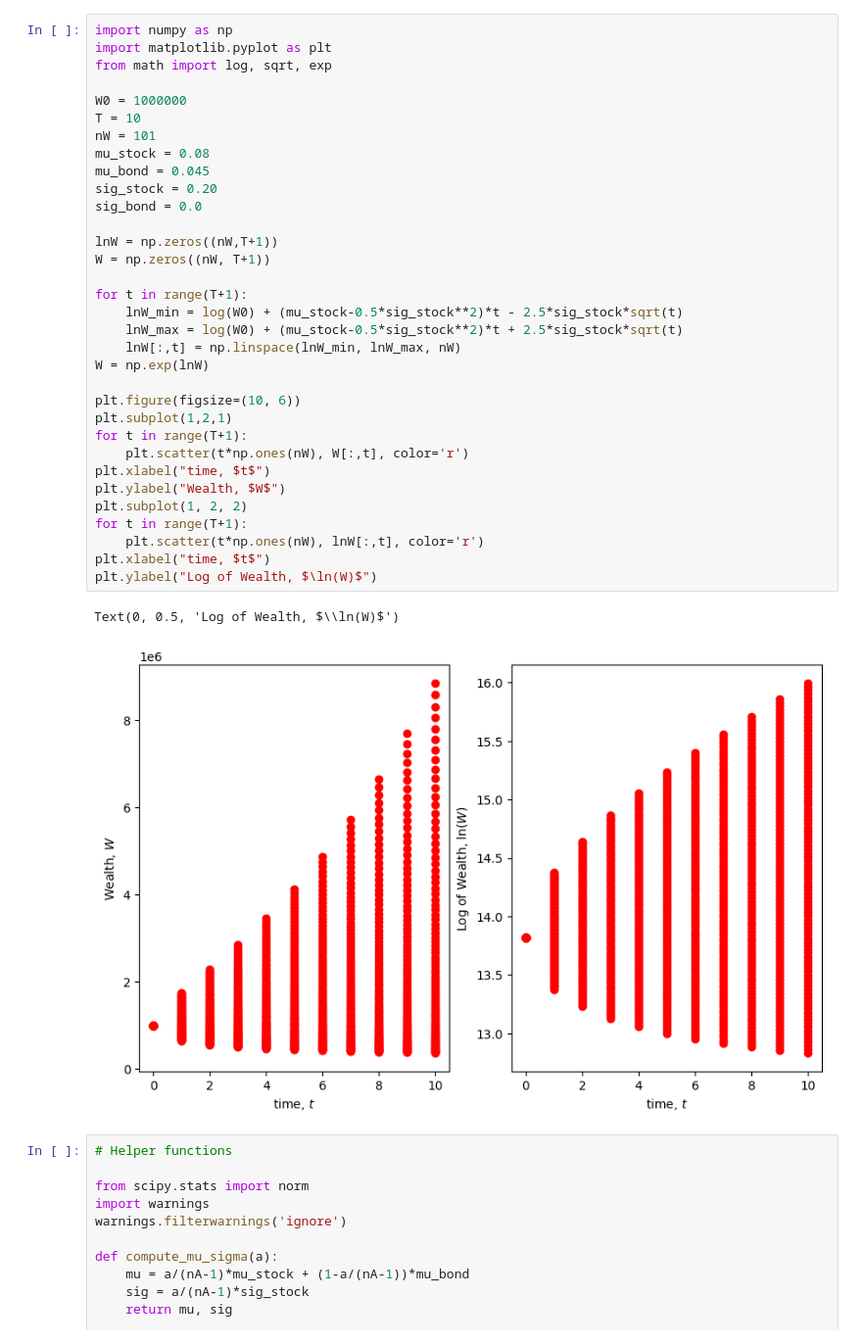
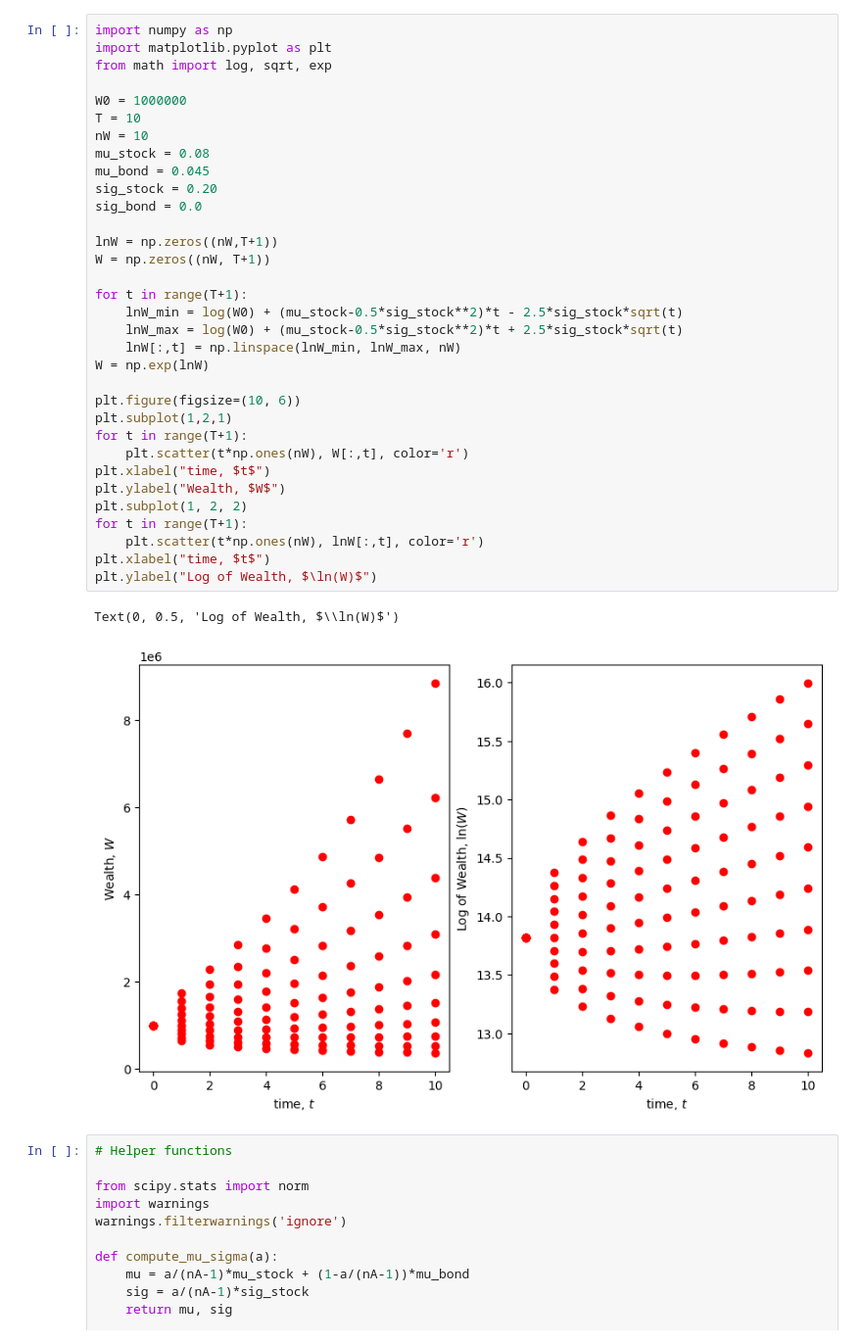
Before and after one commit to piotrwolkowski/robo-advisor, a Jupyter notebook: chapter-6-reinforcement-learning.ipynb, the cells around one changed output. Shown at 98% size. Saved outputs shown, nothing was run; the diff lists cells and outputs as text.

```diff
--- a/chapter-6-reinforcement-learning.ipynb
+++ b/chapter-6-reinforcement-learning.ipynb
@@ -5,35 +5,35 @@ from math import log, sqrt, exp
 
 W0 = 1000000
 T = 10
-nW = 101
+nW = 10
 mu_stock = 0.08
 mu_bond = 0.045
 sig_stock = 0.20
 sig_bond = 0.0
 
 lnW = np.zeros((nW,T+1))
 W = np.zeros((nW, T+1))
 
 for t in range(T+1):
     lnW_min = log(W0) + (mu_stock-0.5*sig_stock**2)*t - 2.5*sig_stock*sqrt(t)
     lnW_max = log(W0) + (mu_stock-0.5*sig_stock**2)*t + 2.5*sig_stock*sqrt(t)
     lnW[:,t] = np.linspace(lnW_min, lnW_max, nW)
 W = np.exp(lnW)
 
 plt.figure(figsize=(10, 6))
 plt.subplot(1,2,1)
 for t in range(T+1):
     plt.scatter(t*np.ones(nW), W[:,t], color='r')
 plt.xlabel("time, $t$")
 plt.ylabel("Wealth, $W$")
 plt.subplot(1, 2, 2)
 for t in range(T+1):
     plt.scatter(t*np.ones(nW), lnW[:,t], color='r')
 plt.xlabel("time, $t$")
 plt.ylabel("Log of Wealth, $\ln(W)$")
 # %% [output]
 Text(0, 0.5, 'Log of Wealth, $\\ln(W)$')
-[figure, old version]
+[figure, new version]
 # %%
 # Helper functions
 
```
